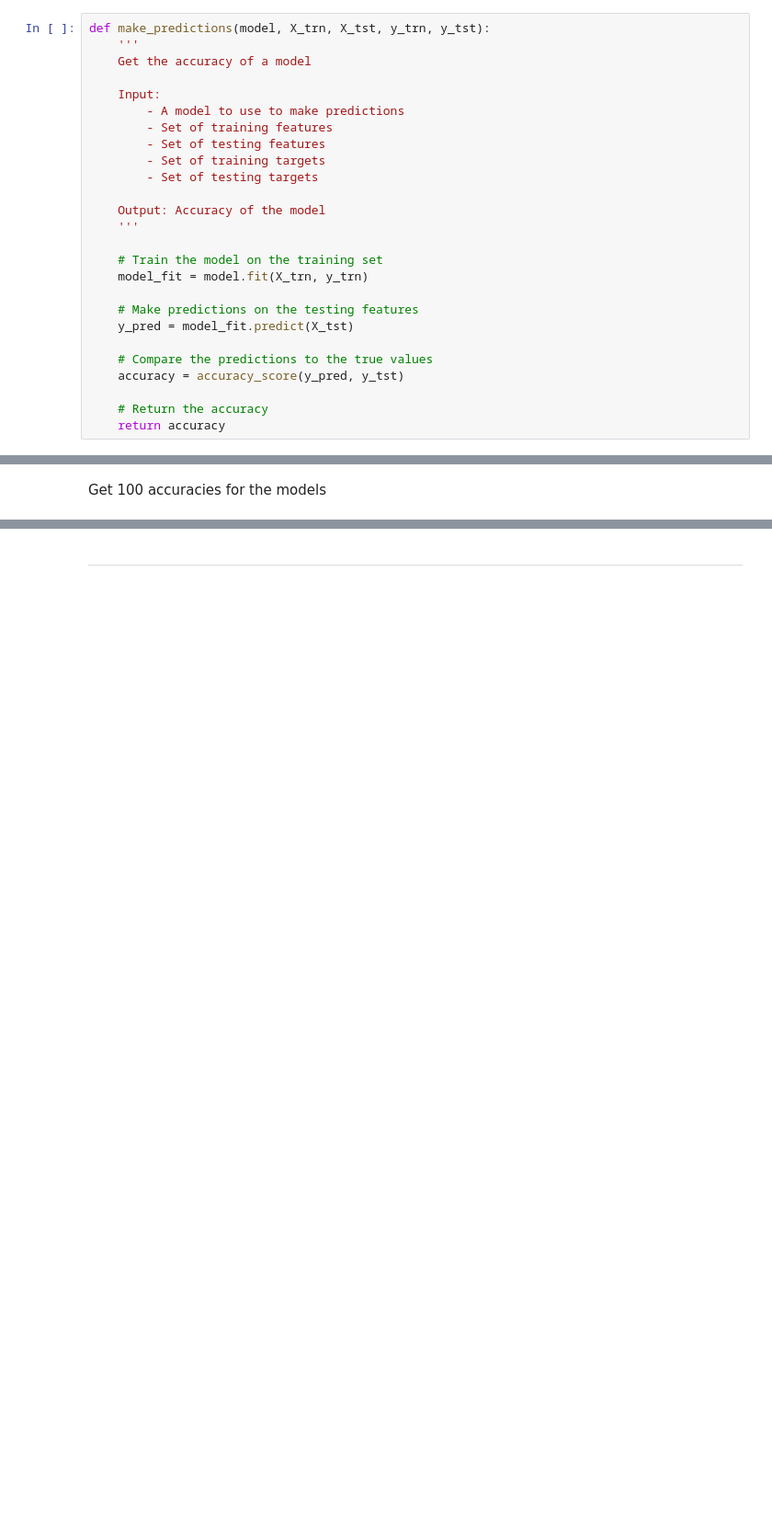
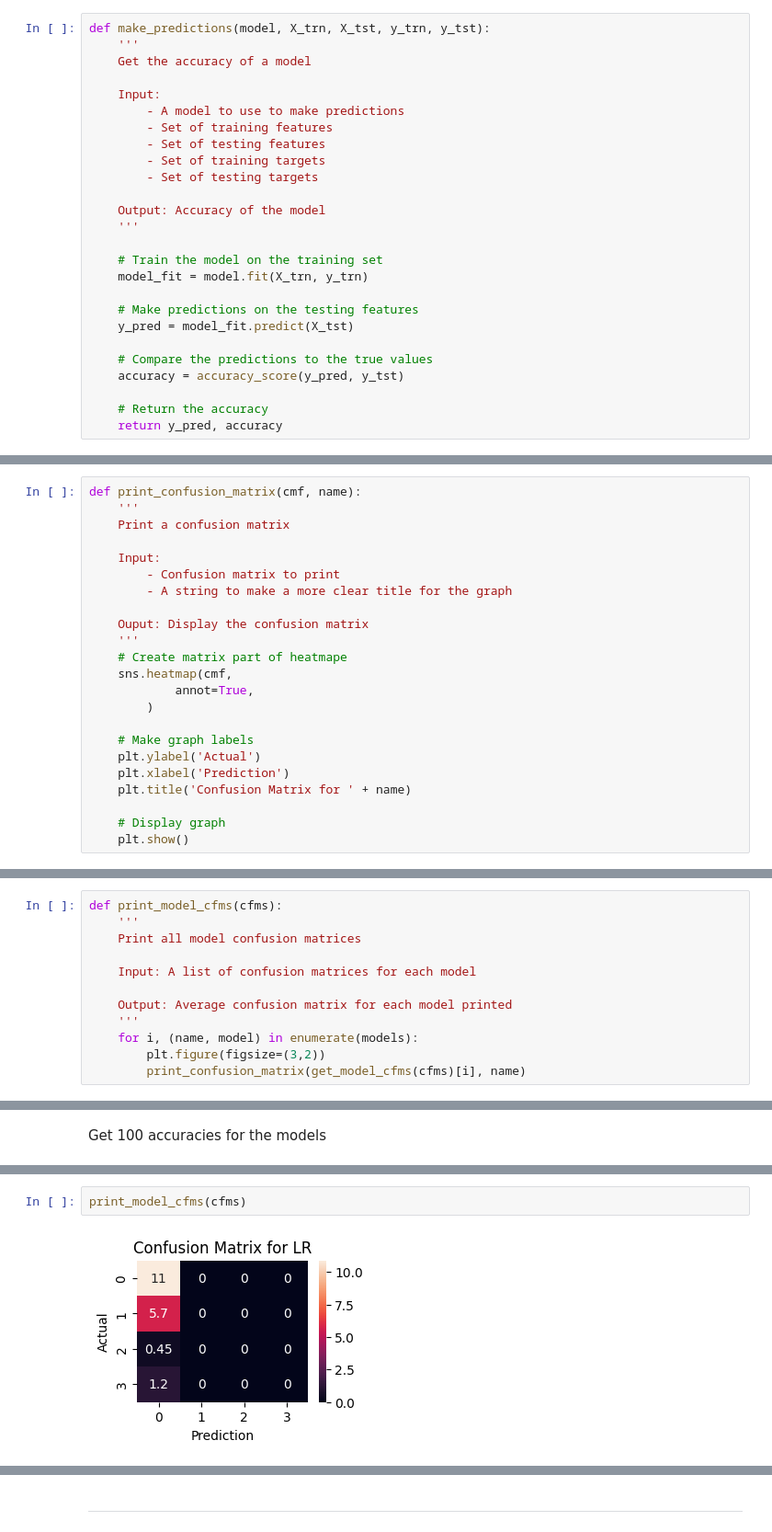
Before and after one commit to tdaug6/Deep-Learning-Methods-to-Predict-Disease-in-Brain-Images, a Jupyter notebook: Notebooks/Machine_Learning/2023.6.23-Machine_Learning-Regions-OHSU.ipynb, the cells around one changed output, grey strips where cells are left out. Shown at 92% size. Saved outputs shown, nothing was run; the diff lists cells and outputs as text; blank space fills up the shorter version.

```diff
--- a/Notebooks/Machine_Learning/2023.6.23-Machine_Learning-Regions-OHSU.ipynb
+++ b/Notebooks/Machine_Learning/2023.6.23-Machine_Learning-Regions-OHSU.ipynb
@@ -127,7 +197,7 @@ def make_predictions(model, X_trn, X_tst, y_trn, y_tst):
     accuracy = accuracy_score(y_pred, y_tst)
 
     # Return the accuracy
-    return accuracy
+    return y_pred, accuracy
 # %% [markdown]
 ### evaluate_models()
 
@@ -194,0 +419,23 @@ def get_accuracies(X, y):
+# %%
+def print_confusion_matrix(cmf, name):
+    '''
+    Print a confusion matrix
+
+    Input:
+        - Confusion matrix to print
+        - A string to make a more clear title for the graph
+
+    Ouput: Display the confusion matrix
+    '''
+    # Create matrix part of heatmape
+    sns.heatmap(cmf,
+            annot=True,
+        )
+
+    # Make graph labels
+    plt.ylabel('Actual')
+    plt.xlabel('Prediction')
+    plt.title('Confusion Matrix for ' + name)
+
+    # Display graph
+    plt.show()
@@ -194,0 +450,12 @@ def get_accuracies(X, y):
+# %%
+def print_model_cfms(cfms):
+    '''
+    Print all model confusion matrices
+
+    Input: A list of confusion matrices for each model
+
+    Output: Average confusion matrix for each model printed
+    '''
+    for i, (name, model) in enumerate(models):
+        plt.figure(figsize=(3,2))
+        print_confusion_matrix(get_model_cfms(cfms)[i], name)
@@ -418,0 +713,4 @@ results
+# %%
+print_model_cfms(cfms)
+# %% [output]
+[figure, added]
```
Also changed, not shown: parts of 42 cells of this notebook, 16 other files.
